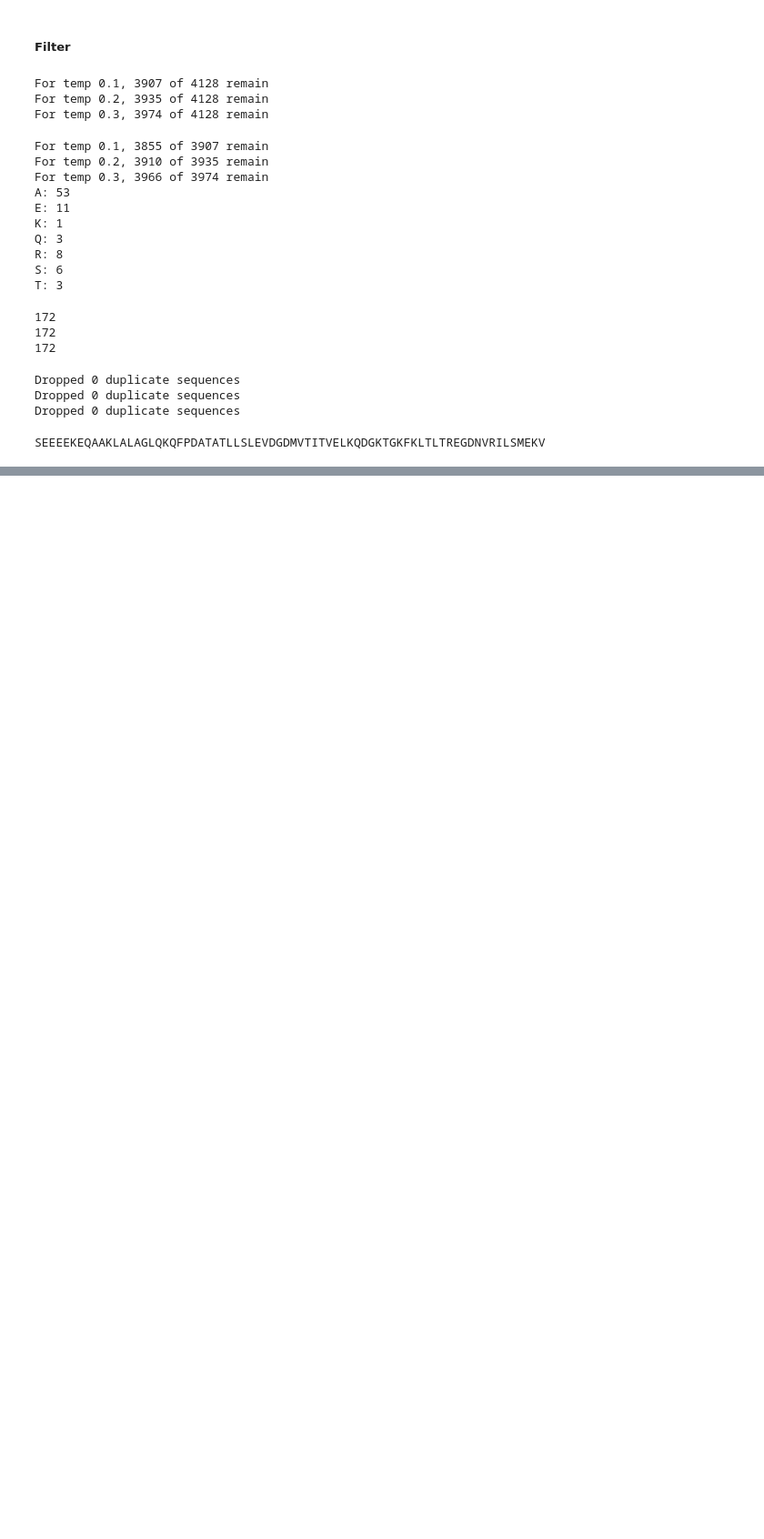
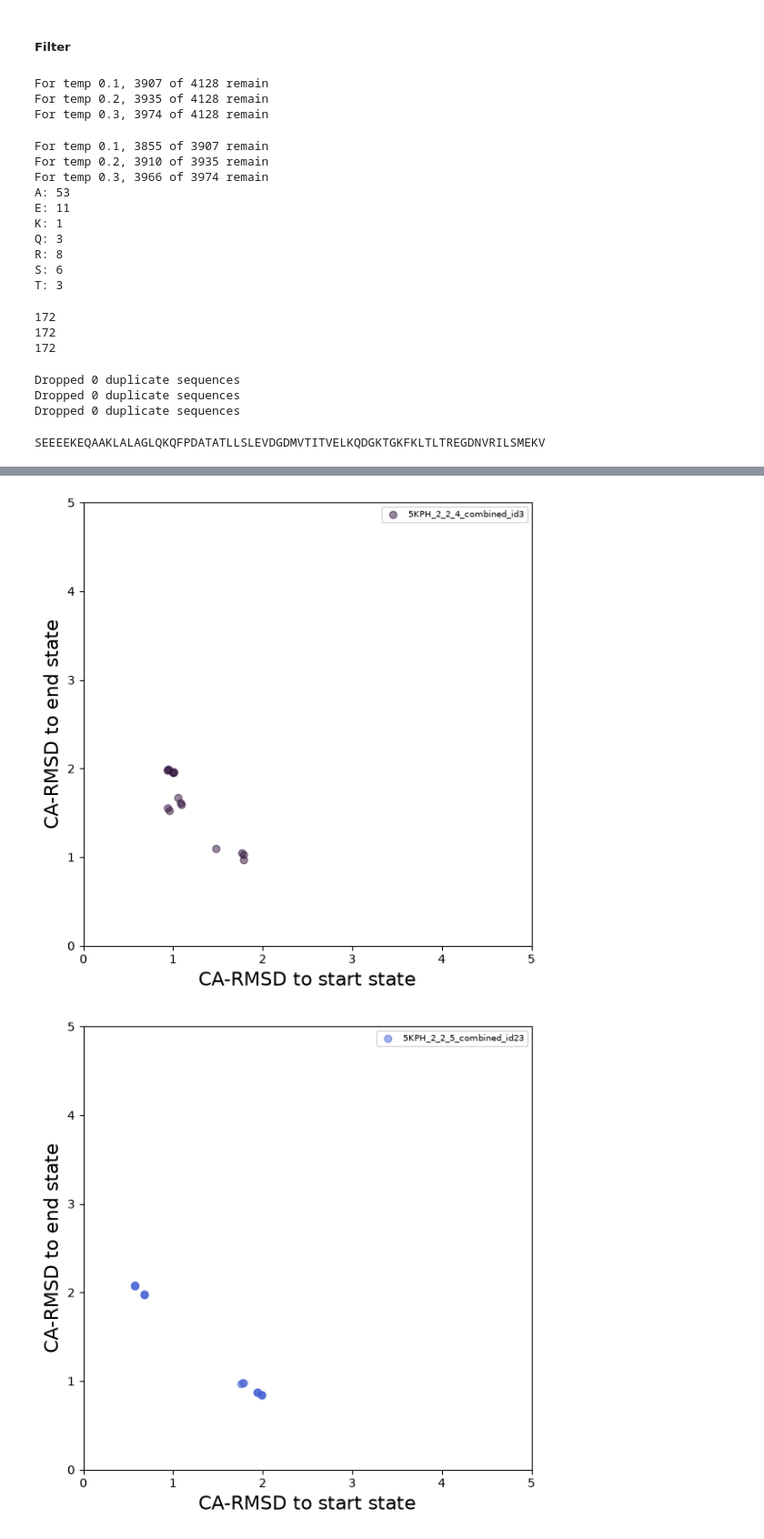
Before and after one commit to geanhu/rotation-su26-kortemme-lab, a Jupyter notebook: notebooks/multi-state-design.ipynb, the cells around one changed output, grey strips where cells are left out. Shown at 91% size. Saved outputs shown, nothing was run; the diff lists cells and outputs as text; code cells hidden in the pictures; blank space fills up the shorter version.

```diff
--- a/notebooks/multi-state-design.ipynb
+++ b/notebooks/multi-state-design.ipynb
@@ -260,0 +494,30 @@ plt.show()
+# %%
+# check for predictions in between states
+
+# plot---------------
+# color
+colors = iter(plt.colormaps['turbo'](np.linspace(0, 1, len(data_unique_filtered))))
+
+# for each designed sequence
+for name in data_unique_filtered['name']:
+    df = data_filtered[data_filtered['name'] == name]
+    plt.figure(figsize=(6, 6))
+    plt.scatter(
+        df['rmsd_start'],
+        df['rmsd_end'],
+        color = next(colors),
+        label = name,
+        alpha = 0.5
+    )
+
+    # axes
+    plt.legend(loc='upper right', fontsize='x-small')
+    plt.xlabel('CA-RMSD to start state', fontsize=16)
+    plt.xlim(0, 5)
+    plt.ylabel('CA-RMSD to end state', fontsize=16)
+    plt.ylim(0, 5)
+    plt.tight_layout()
+    plt.show()
+# %% [output]
+[figure, added]
+[figure, added]
```
Also changed, not shown: parts of 25 cells of this notebook, 25 other files.
